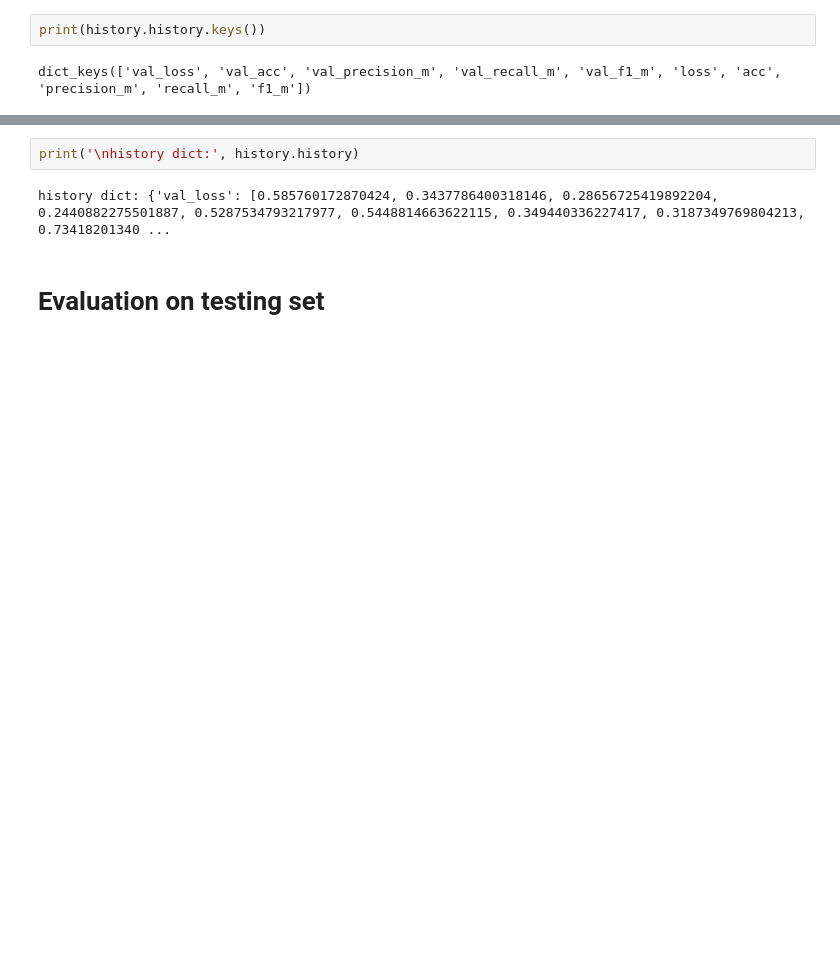
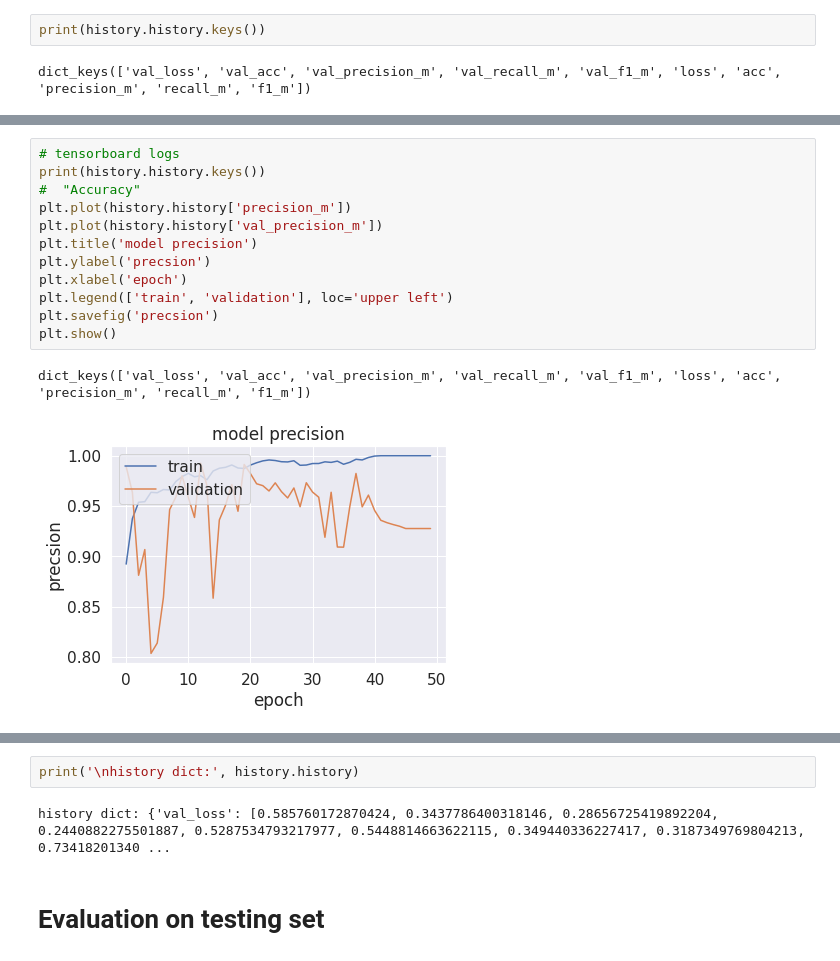
Before and after one commit to singhsukhendra/2015, a Jupyter notebook: Pneumonia_Detection_with_Quaternion_Residual_Attention_Network.ipynb, the cells around one changed output, grey strips where cells are left out. Saved outputs shown, nothing was run; the diff lists cells and outputs as text; blank space fills up the shorter version.

```diff
--- a/Pneumonia_Detection_with_Quaternion_Residual_Attention_Network.ipynb
+++ b/Pneumonia_Detection_with_Quaternion_Residual_Attention_Network.ipynb
@@ -518,0 +527,15 @@ dict_keys(['val_loss', 'val_acc', 'val_precision_m', 'val_recall_m', 'val_f1_m',
+# %%
+# tensorboard logs
+print(history.history.keys())
+#  "Accuracy"
+plt.plot(history.history['precision_m'])
+plt.plot(history.history['val_precision_m'])
+plt.title('model precision')
+plt.ylabel('precsion')
+plt.xlabel('epoch')
+plt.legend(['train', 'validation'], loc='upper left')
+plt.savefig('precsion')
+plt.show()
+# %% [output]
+dict_keys(['val_loss', 'val_acc', 'val_precision_m', 'val_recall_m', 'val_f1_m', 'loss', 'acc', 'precision_m', 'recall_m', 'f1_m'])
+[figure, added]
```
Also changed, not shown: parts of 8 cells of this notebook.
